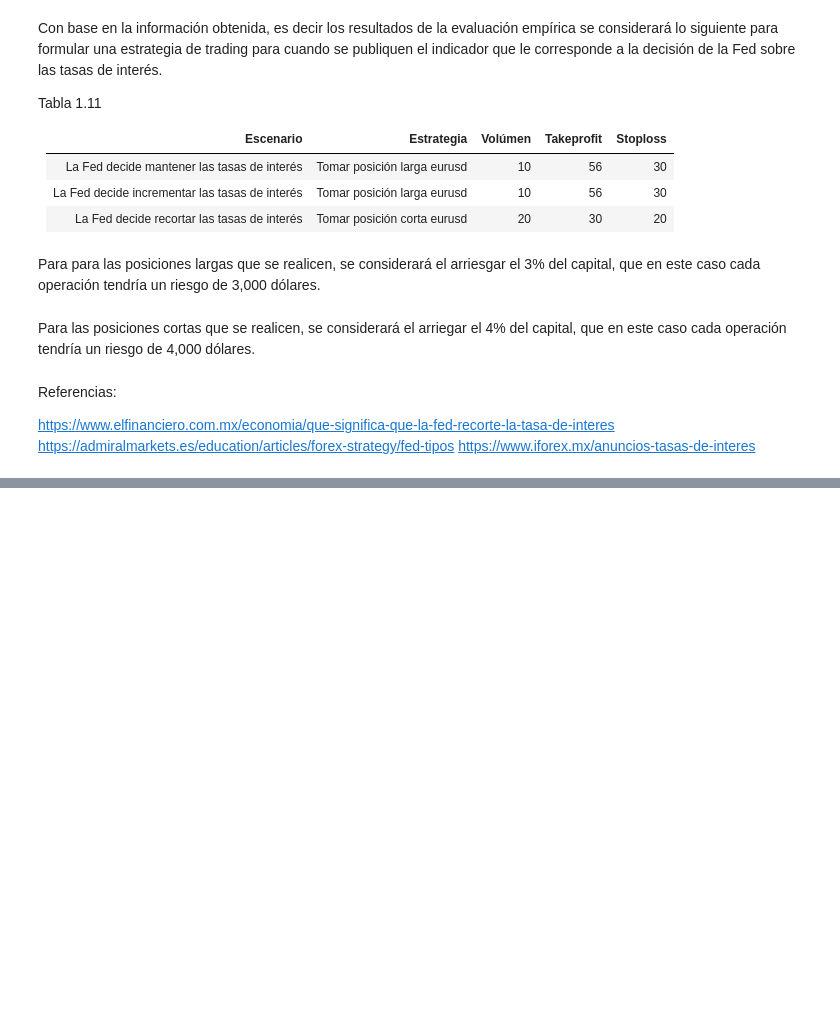
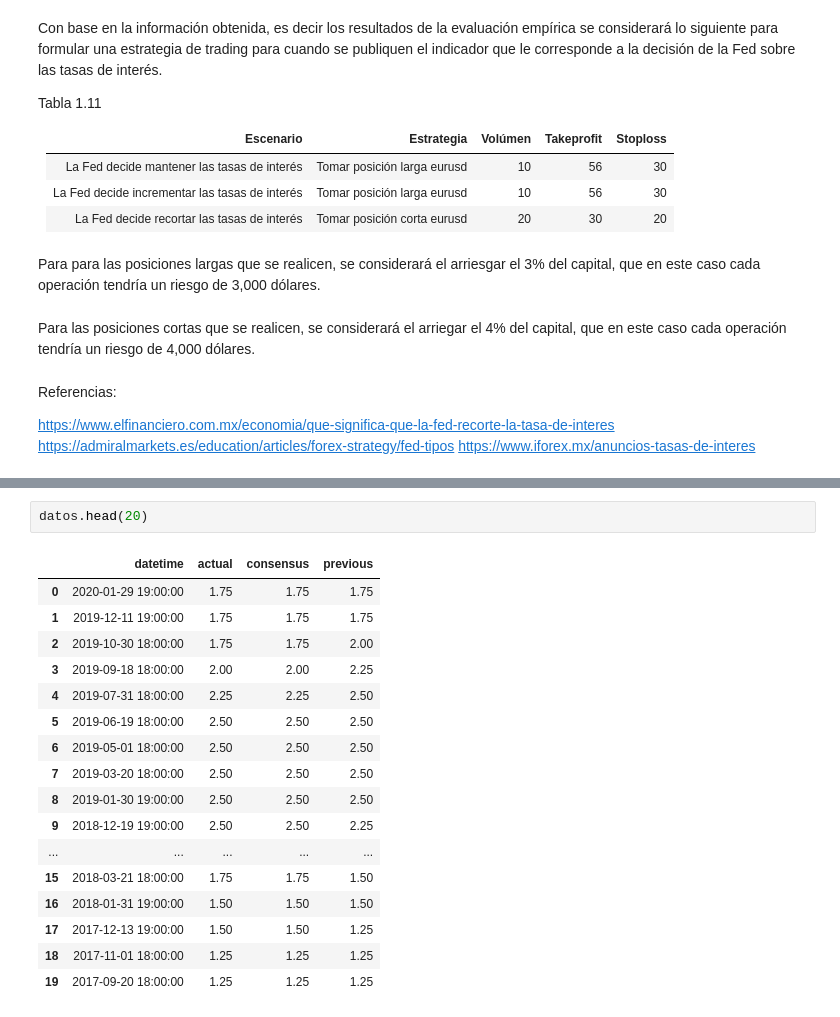
Before and after one commit to ferpinedot/ProyectoFinal_MST, a Jupyter notebook: Proyecto_equipo5.ipynb, the cells around one changed output, grey strips where cells are left out. Drawn from its saved outputs; the diff is of its cells as text; blank space fills up the shorter version.

```diff
--- a/Proyecto_equipo5.ipynb
+++ b/Proyecto_equipo5.ipynb
@@ -232,0 +284,20 @@ https://www.iforex.mx/anuncios-tasas-de-interes
+# %%
+datos.head(20)
+# %% [output]
+|  | datetime | actual | consensus | previous |
+| 0 | 2020-01-29 19:00:00 | 1.75 | 1.75 | 1.75 |
+| 1 | 2019-12-11 19:00:00 | 1.75 | 1.75 | 1.75 |
+| 2 | 2019-10-30 18:00:00 | 1.75 | 1.75 | 2.00 |
+| 3 | 2019-09-18 18:00:00 | 2.00 | 2.00 | 2.25 |
+| 4 | 2019-07-31 18:00:00 | 2.25 | 2.25 | 2.50 |
+| 5 | 2019-06-19 18:00:00 | 2.50 | 2.50 | 2.50 |
+| 6 | 2019-05-01 18:00:00 | 2.50 | 2.50 | 2.50 |
+| 7 | 2019-03-20 18:00:00 | 2.50 | 2.50 | 2.50 |
+| 8 | 2019-01-30 19:00:00 | 2.50 | 2.50 | 2.50 |
+| 9 | 2018-12-19 19:00:00 | 2.50 | 2.50 | 2.25 |
+| ... | ... | ... | ... | ... |
+| 15 | 2018-03-21 18:00:00 | 1.75 | 1.75 | 1.50 |
+| 16 | 2018-01-31 19:00:00 | 1.50 | 1.50 | 1.50 |
+| 17 | 2017-12-13 19:00:00 | 1.50 | 1.50 | 1.25 |
+| 18 | 2017-11-01 18:00:00 | 1.25 | 1.25 | 1.25 |
+| 19 | 2017-09-20 18:00:00 | 1.25 | 1.25 | 1.25 |
```
Also changed, not shown: parts of 18 cells of this notebook.
